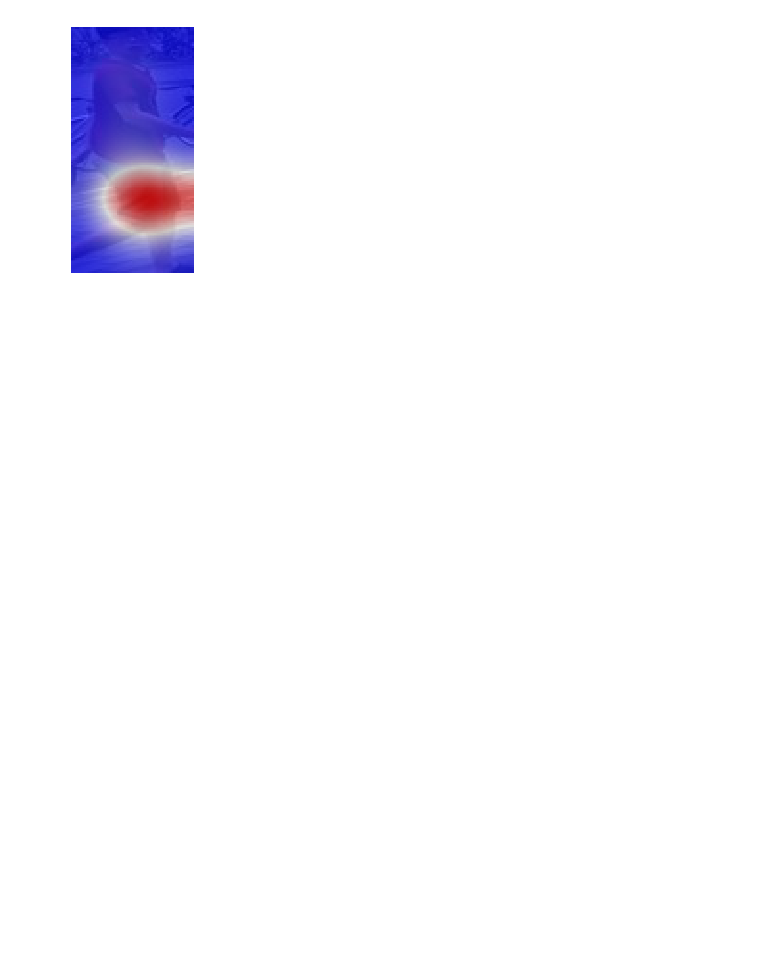
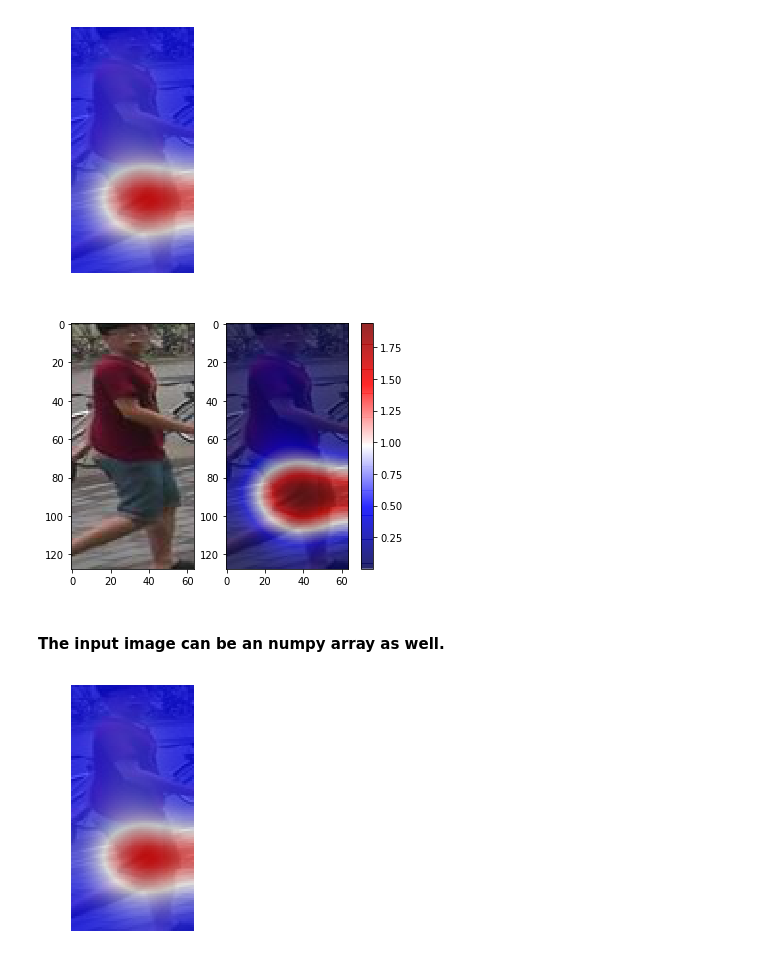
Before and after one commit to LinShanify/HeatMap, a Jupyter notebook: demo.ipynb, the cells around one changed output. Drawn from its saved outputs; the diff is of its cells as text; code cells hidden in the pictures; blank space fills up the shorter version.

```diff
--- a/demo.ipynb
+++ b/demo.ipynb
@@ -19,3 +37,19 @@ hm.plot()
+# %%
+#default plot
+hm.plot()
+
+#customised plot
+hm.plot(transparency=0.6,
+        color_map='seismic',
+        show_axis=True,
+        show_original=True,
+        show_colorbar=True,
+        width_pad=-10)
+# %% [output]
+[figure, added]
+[figure, added]
+# %% [markdown]
+#### The input image can be an numpy array as well.
 # %%
 image = Image.open('demo_image.jpg')
 image = np.asarray(image)
```
Also changed, not shown: parts of 8 cells of this notebook, 2 other files.
